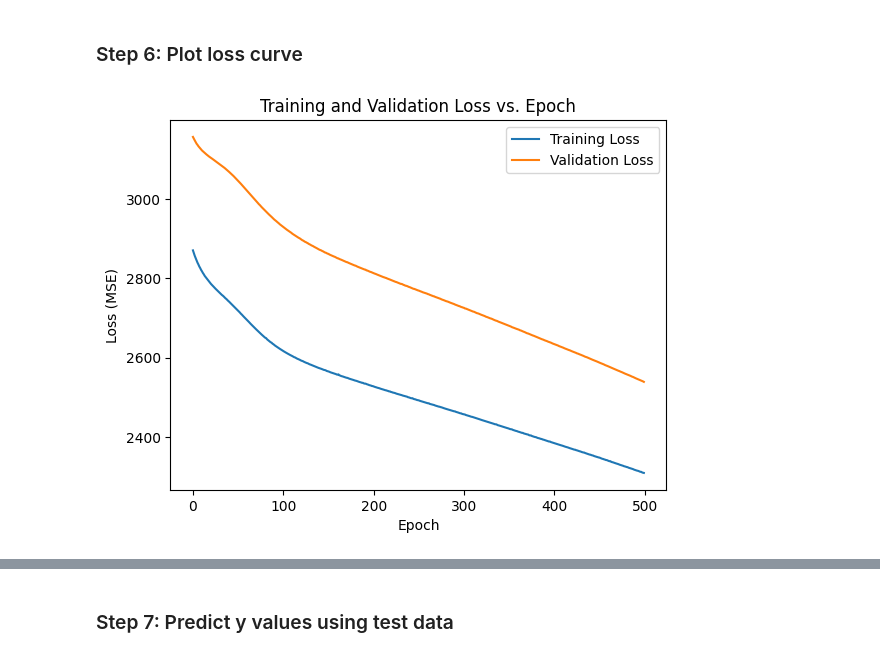
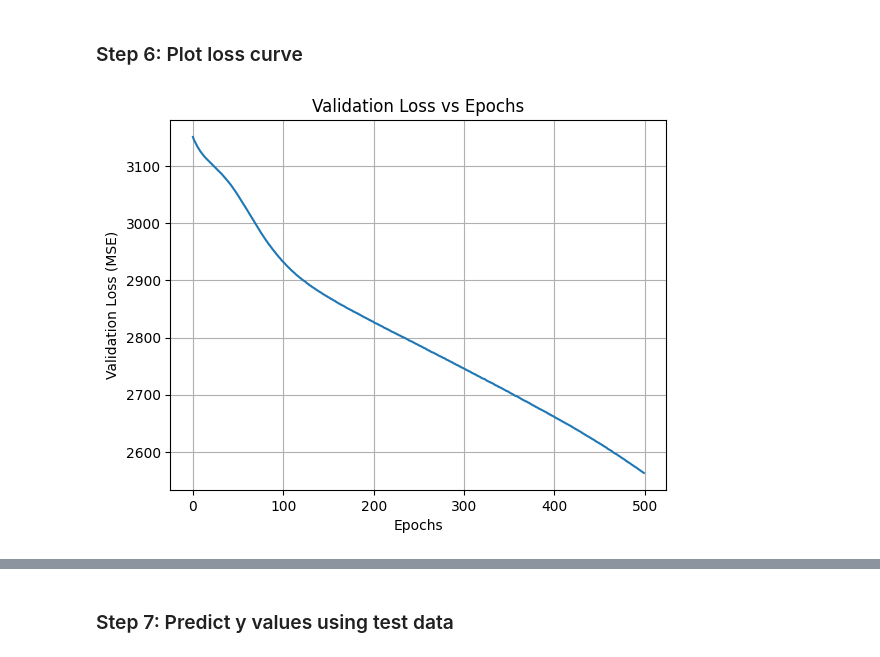
Before and after one commit to Muhammad221B/Neural-Networks, a Jupyter notebook: Regression problem/Regression.ipynb, the cells around one changed output, grey strips where cells are left out. Saved outputs shown, nothing was run; the diff lists cells and outputs as text; code cells hidden in the pictures.

```diff
--- a/Regression problem/Regression.ipynb
+++ b/Regression problem/Regression.ipynb
@@ -32,7 +33,7 @@ Test set shape: (150, 4)
 ### Problem 3: Build Keras network
 # %%
 model = Sequential([
-    Dense(50, activation='sigmoid', input_shape=(4,)),
+    Dense(50, activation='sigmoid', input_dim=4),
     Dense(1, activation='linear')
 ])
 # %% [markdown]
@@ -56,4 +57,4 @@ Model: "sequential"
 # %% [markdown]
 ### Step 5: Fit the model
 # %%
-history = model.fit(X_train, y_train, validation_data=(X_val, y_val), epochs=500, verbose=1)
+history = model.fit(X_train, y_train, validation_data=(X_val, y_val), epochs=500, verbose=0)
@@ -78,12 +61,14 @@ Epoch 500/500
 # %% [markdown]
 ### Step 6: Plot loss curve
 # %%
-plt.plot(history.history['loss'], label='Training Loss')
-plt.plot(history.history['val_loss'], label='Validation Loss')
-plt.xlabel('Epoch')
-plt.ylabel('Loss (MSE)')
-plt.title('Training and Validation Loss vs. Epoch')
-plt.legend()
+plt.plot(history.history['val_loss'])
+plt.xlabel("Epochs")
+plt.ylabel("Validation Loss (MSE)")
+plt.title("Validation Loss vs Epochs")
+plt.grid(True)
+plt.savefig("val_loss_curve.png", dpi = 300)
 plt.show()
+best_epoch = np.argmin(history.history['val_loss']) + 1
+print(f"Best epoch (lowest validation loss): {best_epoch}")
 # %% [output]
-[figure, old version]
+[figure, new version]
```
Also changed, not shown: parts of 6 cells of this notebook, 1 other file.
